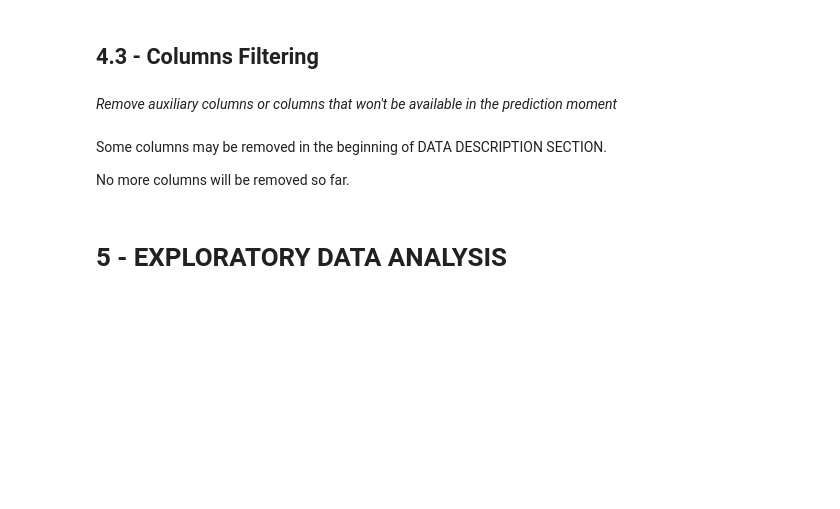
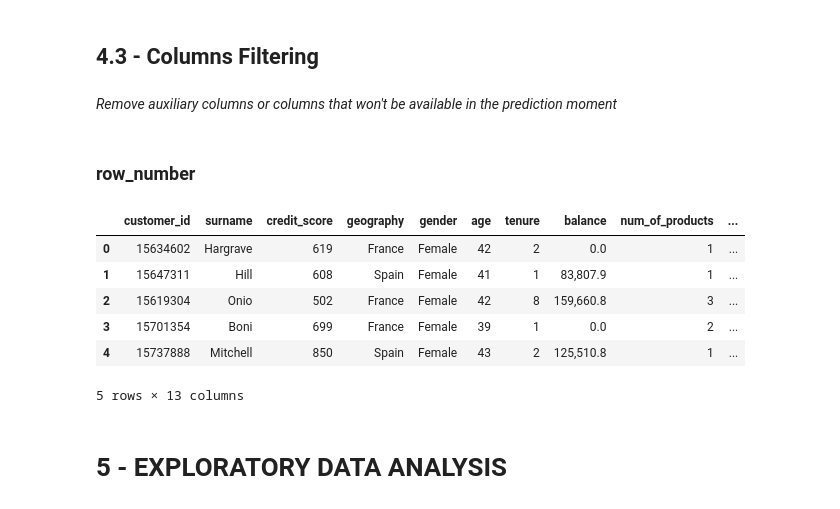
Before and after one commit to ds-gustavo-cunha/Indicium-Case, a Jupyter notebook: notebooks/0.0_gustavo-cunha_first_iteration.ipynb, the cells around one changed output. Drawn from its saved outputs; the diff is of its cells as text; code cells hidden in the pictures; blank space fills up the shorter version.

```diff
--- a/notebooks/0.0_gustavo-cunha_first_iteration.ipynb
+++ b/notebooks/0.0_gustavo-cunha_first_iteration.ipynb
@@ -514,12 +514,22 @@ dataframe.sample(5)
 ## 4.3 - Columns Filtering
 # %% [markdown]
 *Remove auxiliary columns or columns that won't be available in the prediction moment*
+# %% [markdown]
+### row_number
 # %%
-# TO-DO
+# remove row_number column as it doesn't seem to add information
+df_filter = df_filter.drop(columns=["row_number"])
+
+# inspect results dataframe
+df_filter.head()
+# %% [output]
+|  | customer_id | surname | credit_score | geography | gender | age | tenure | balance | num_of_products | ... |
+| 0 | 15634602 | Hargrave | 619 | France | Female | 42 | 2 | 0.0 | 1 | ... |
+| 1 | 15647311 | Hill | 608 | Spain | Female | 41 | 1 | 83,807.9 | 1 | ... |
+| 2 | 15619304 | Onio | 502 | France | Female | 42 | 8 | 159,660.8 | 3 | ... |
+| 3 | 15701354 | Boni | 699 | France | Female | 39 | 1 | 0.0 | 2 | ... |
+| 4 | 15737888 | Mitchell | 850 | Spain | Female | 43 | 2 | 125,510.8 | 1 | ... |
+5 rows × 13 columns
-# %% [markdown]
-Some columns may be removed in the beginning of DATA DESCRIPTION SECTION.
-
-No more columns will be removed so far.
 # %% [markdown]
 # **5 - EXPLORATORY DATA ANALYSIS**
 # %% [markdown]
```
Also changed, not shown: parts of 6 cells of this notebook.
